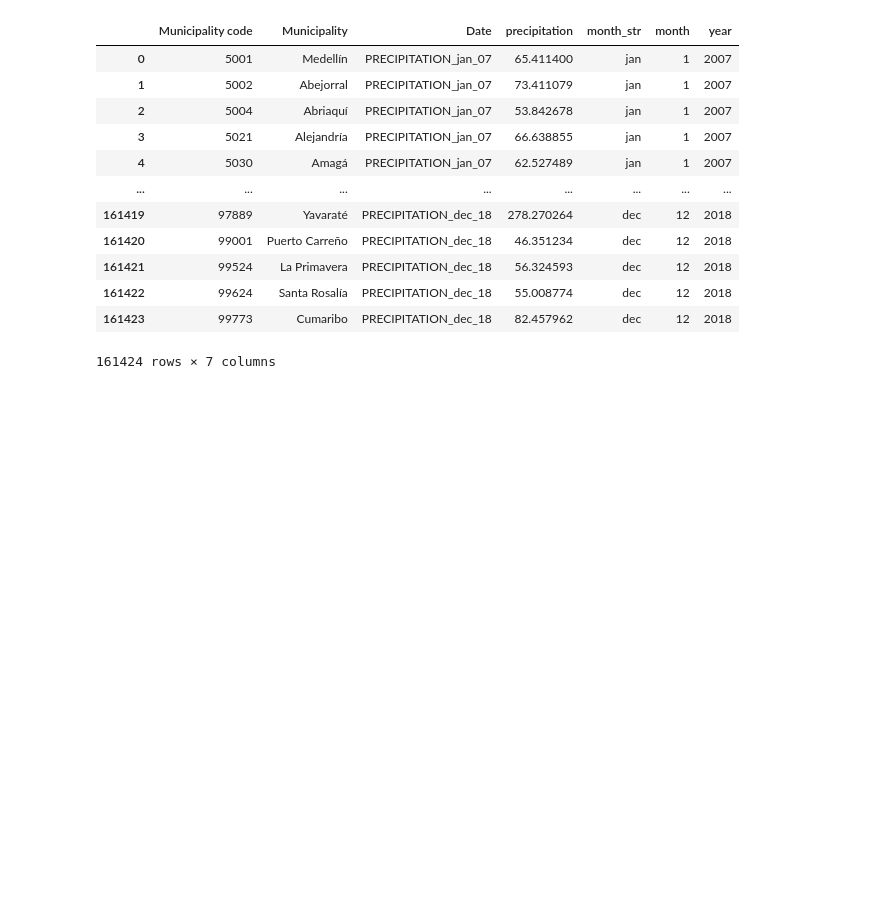
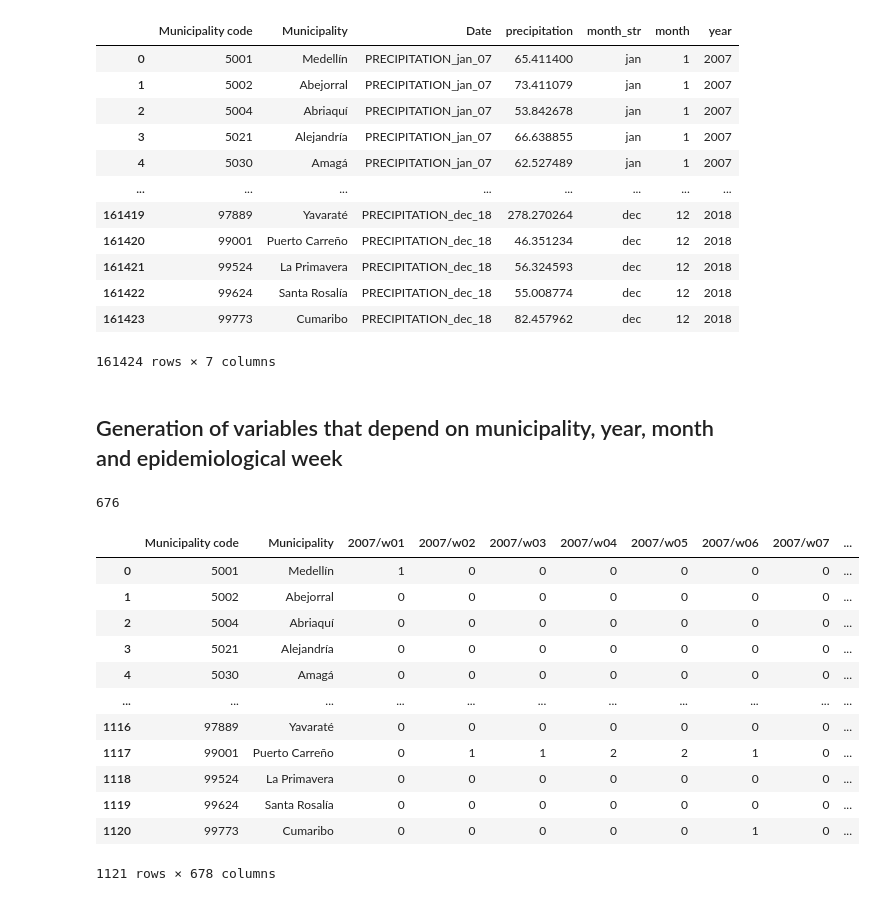
Before and after one commit to cposada8/dataton_make_health, a Jupyter notebook: EDA/Generar_data_colombia.ipynb, the cells around one changed output. Cells and saved outputs as stored; diff of their text form; code cells hidden in the pictures; blank space fills up the shorter version.

Commit message:
se agrega el avance en el notebook que genera las características. Se guarda archivo con semana epidemiológica

```diff
--- a/EDA/Generar_data_colombia.ipynb
+++ b/EDA/Generar_data_colombia.ipynb
@@ -720,3 +720,5 @@ precipitation_data
 | 161422 | 99624 | Santa Rosalía | PRECIPITATION_dec_18 | 55.008774 | dec | 12 | 2018 |
 | 161423 | 99773 | Cumaribo | PRECIPITATION_dec_18 | 82.457962 | dec | 12 | 2018 |
 161424 rows × 7 columns
+# %% [markdown]
+## Generation of variables that depend on municipality, year, month and epidemiological week
@@ -722,0 +727,26 @@ precipitation_data
+# %%
+from re import match
+
+values = data.columns
+epiweeks_vars = list(filter(lambda v: match('[0-9]{4}/w[0-9]{2}', v), values))
+
+print(len(epiweeks_vars))
+# %% [output]
+676
+# %%
+epi_data = data[['Municipality code', 'Municipality']+epiweeks_vars]
+epi_data
+# %% [output]
+|  | Municipality code | Municipality | 2007/w01 | 2007/w02 | 2007/w03 | 2007/w04 | 2007/w05 | 2007/w06 | 2007/w07 | ... |
+| 0 | 5001 | Medellín | 1 | 0 | 0 | 0 | 0 | 0 | 0 | ... |
+| 1 | 5002 | Abejorral | 0 | 0 | 0 | 0 | 0 | 0 | 0 | ... |
+| 2 | 5004 | Abriaquí | 0 | 0 | 0 | 0 | 0 | 0 | 0 | ... |
+| 3 | 5021 | Alejandría | 0 | 0 | 0 | 0 | 0 | 0 | 0 | ... |
+| 4 | 5030 | Amagá | 0 | 0 | 0 | 0 | 0 | 0 | 0 | ... |
+| ... | ... | ... | ... | ... | ... | ... | ... | ... | ... | ... |
+| 1116 | 97889 | Yavaraté | 0 | 0 | 0 | 0 | 0 | 0 | 0 | ... |
+| 1117 | 99001 | Puerto Carreño | 0 | 1 | 1 | 2 | 2 | 1 | 0 | ... |
+| 1118 | 99524 | La Primavera | 0 | 0 | 0 | 0 | 0 | 0 | 0 | ... |
+| 1119 | 99624 | Santa Rosalía | 0 | 0 | 0 | 0 | 0 | 0 | 0 | ... |
+| 1120 | 99773 | Cumaribo | 0 | 0 | 0 | 0 | 0 | 1 | 0 | ... |
+1121 rows × 678 columns
```
Also changed, not shown: parts of 4 cells of this notebook, 2 other files.
